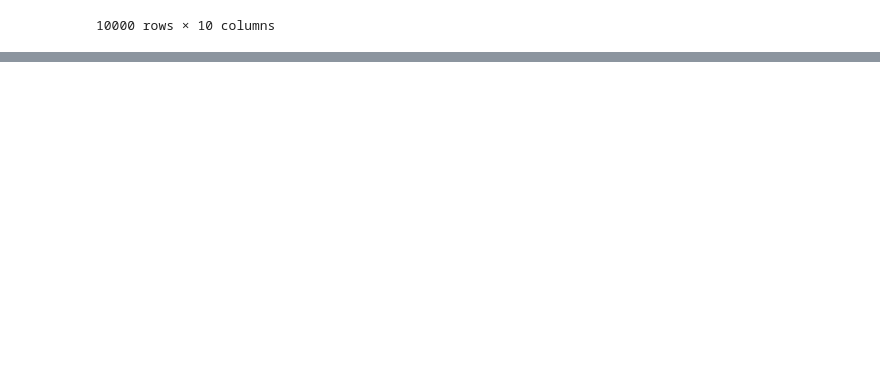
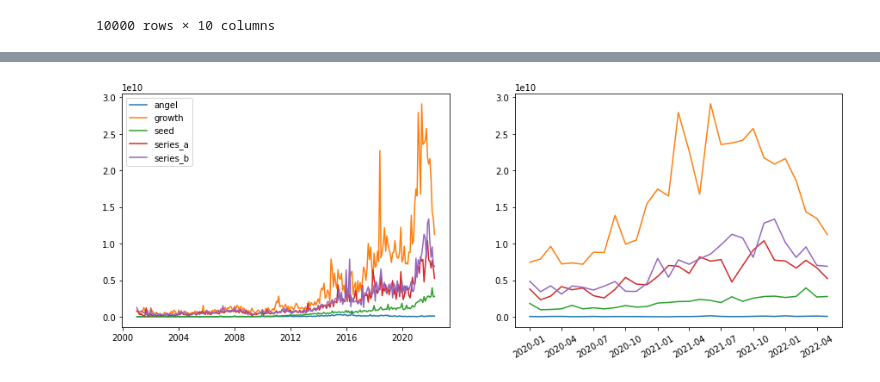
Before and after one commit to technometrics-lab/17-Venture-Capital-Risk-and-Return, a Jupyter notebook: src/notebooks/stylized_facts.ipynb, the cells around one changed output, grey strips where cells are left out. Cells and saved outputs as stored; diff of their text form; code cells hidden in the pictures; blank space fills up the shorter version.

```diff
--- a/src/notebooks/stylized_facts.ipynb
+++ b/src/notebooks/stylized_facts.ipynb
@@ -244 +281,13 @@ from scripts.market_api import get_yfinance_time_series
+# %%
+fig, axs = plt.subplots(nrows=1, ncols=2, figsize=(15, 5))
+
+for tp in rounds_activity.round_type.unique():
+    axs[0].plot(rounds_activity[rounds_activity.round_type == tp][['period', 'raised_amount_usd']].set_index('period'), label=tp)
+axs[0].legend()
+for tp in rounds_activity.round_type.unique():
+    axs[1].plot(rounds_activity[(rounds_activity.period.dt.year > 2019) & (rounds_activity.round_type == tp)][['period', 'raised_amount_usd']].set_index('period'), label=tp)
+plt.xticks(rotation=30)
+plt.show()
+# %% [output]
+[figure, added]
 # %%
```
Also changed, not shown: parts of 14 cells of this notebook, 19 other files.
